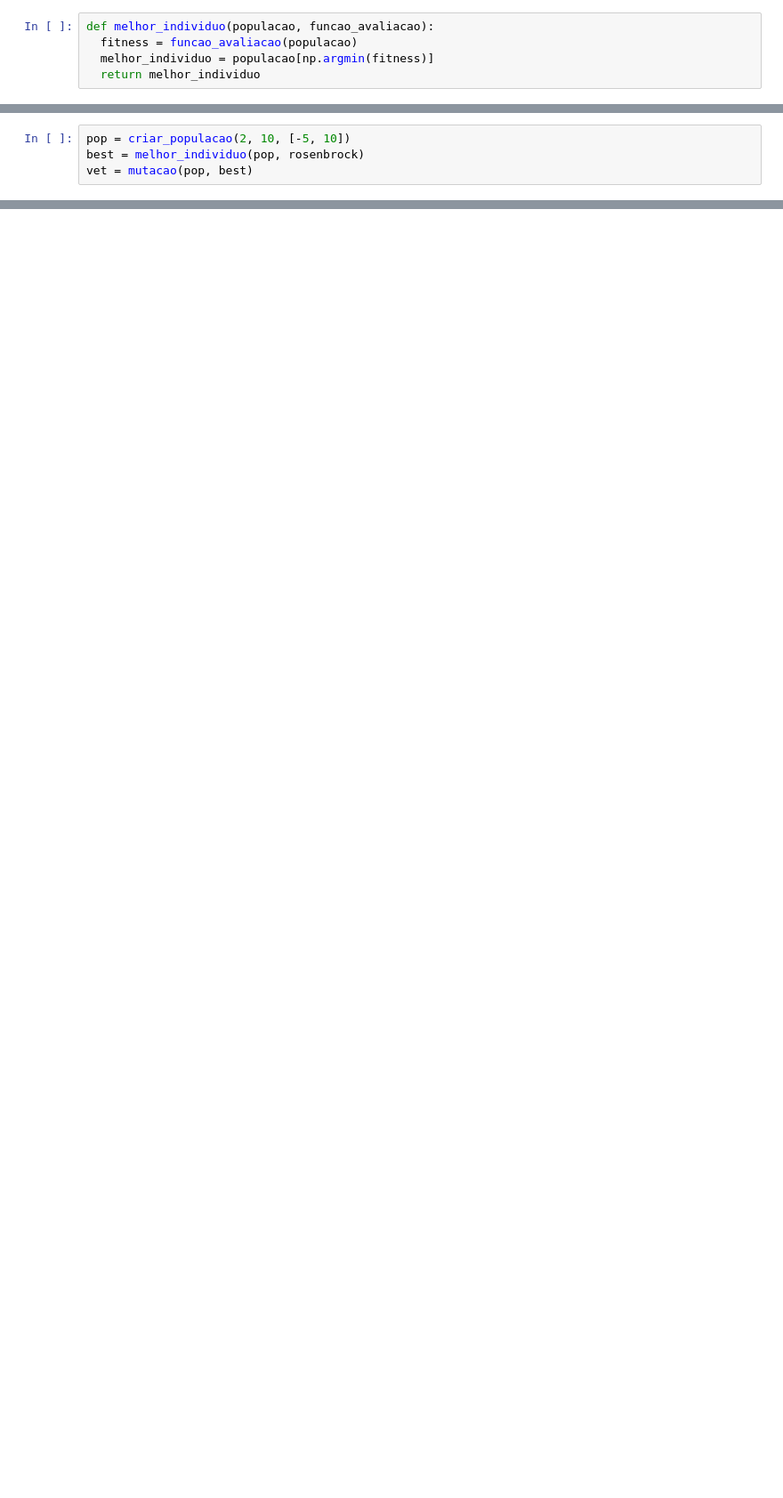
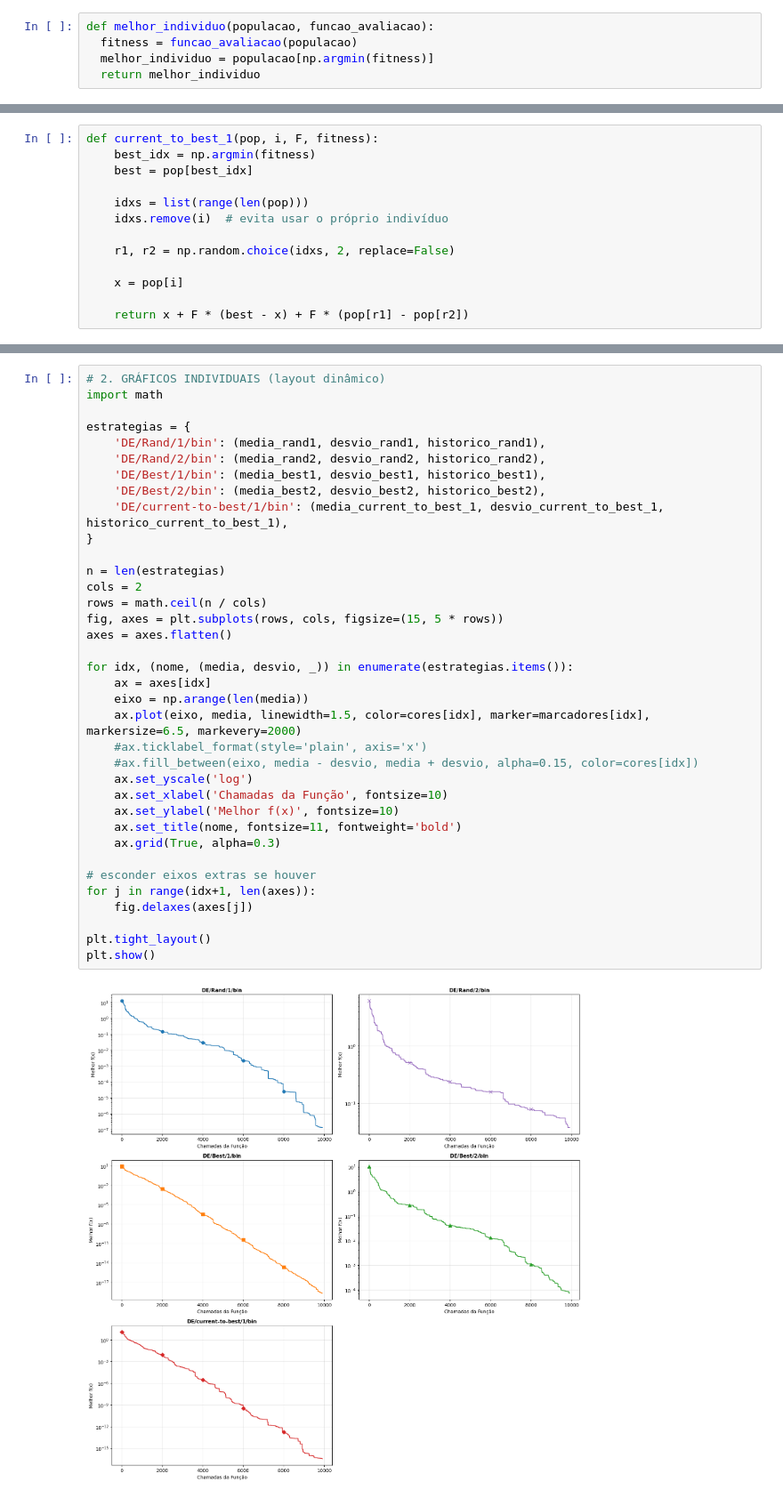
Before and after one commit to DaviMattos14/obsidian_notebook, a Jupyter notebook: Otimização com Metaheurísticas/Tarefa 4/Algoritmo_Evolutivo.ipynb, the cells around one changed output, grey strips where cells are left out. Shown at 89% size. Saved outputs shown, nothing was run; the diff lists cells and outputs as text; blank space fills up the shorter version.

```diff
--- a/Otimização com Metaheurísticas/Tarefa 4/Algoritmo_Evolutivo.ipynb
+++ b/Otimização com Metaheurísticas/Tarefa 4/Algoritmo_Evolutivo.ipynb
@@ -78,4 +68,0 @@ def selecao(best, teste):
-# %%
-pop = criar_populacao(2, 10, [-5, 10])
-best = melhor_individuo(pop, rosenbrock)
-vet = mutacao(pop, best)
@@ -94,0 +200,13 @@ array([[ 0.61810178,  9.2607146 ],
+# %%
+def current_to_best_1(pop, i, F, fitness):
+    best_idx = np.argmin(fitness)
+    best = pop[best_idx]
+
+    idxs = list(range(len(pop)))
+    idxs.remove(i)  # evita usar o próprio indivíduo
+
+    r1, r2 = np.random.choice(idxs, 2, replace=False)
+
+    x = pop[i]
+
+    return x + F * (best - x) + F * (pop[r1] - pop[r2])
@@ -94,0 +385,38 @@ array([[ 0.61810178,  9.2607146 ],
+# %%
+# 2. GRÁFICOS INDIVIDUAIS (layout dinâmico)
+import math
+
+estrategias = {
+    'DE/Rand/1/bin': (media_rand1, desvio_rand1, historico_rand1),
+    'DE/Rand/2/bin': (media_rand2, desvio_rand2, historico_rand2),
+    'DE/Best/1/bin': (media_best1, desvio_best1, historico_best1),
+    'DE/Best/2/bin': (media_best2, desvio_best2, historico_best2),
+    'DE/current-to-best/1/bin': (media_current_to_best_1, desvio_current_to_best_1, historico_current_to_best_1),
+}
+
+n = len(estrategias)
+cols = 2
+rows = math.ceil(n / cols)
+fig, axes = plt.subplots(rows, cols, figsize=(15, 5 * rows))
+axes = axes.flatten()
+
+for idx, (nome, (media, desvio, _)) in enumerate(estrategias.items()):
+    ax = axes[idx]
+    eixo = np.arange(len(media))
+    ax.plot(eixo, media, linewidth=1.5, color=cores[idx], marker=marcadores[idx], markersize=6.5, markevery=2000)
+    #ax.ticklabel_format(style='plain', axis='x')
+    #ax.fill_between(eixo, media - desvio, media + desvio, alpha=0.15, color=cores[idx])
+    ax.set_yscale('log')
+    ax.set_xlabel('Chamadas da Função', fontsize=10)
+    ax.set_ylabel('Melhor f(x)', fontsize=10)
+    ax.set_title(nome, fontsize=11, fontweight='bold')
+    ax.grid(True, alpha=0.3)
+
+# esconder eixos extras se houver
+for j in range(idx+1, len(axes)):
+    fig.delaxes(axes[j])
+
+plt.tight_layout()
+plt.show()
+# %% [output]
+[figure, added]
```
Also changed, not shown: parts of 37 cells of this notebook, 27 other files.
